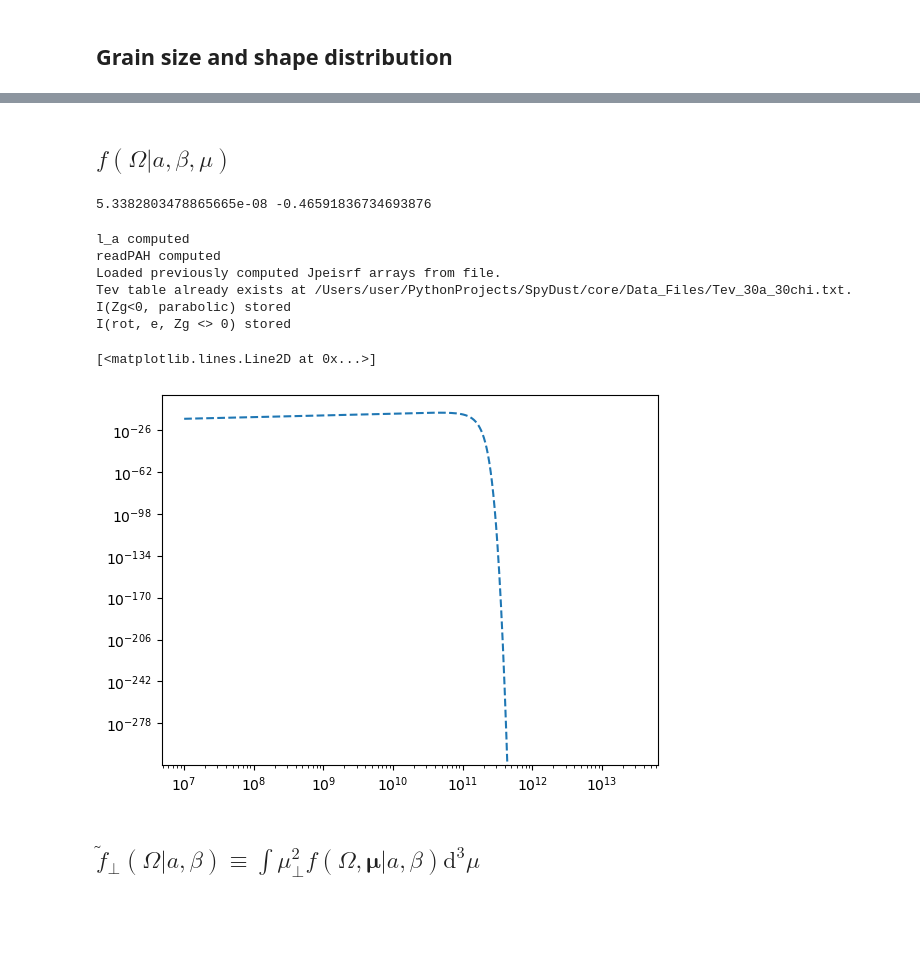
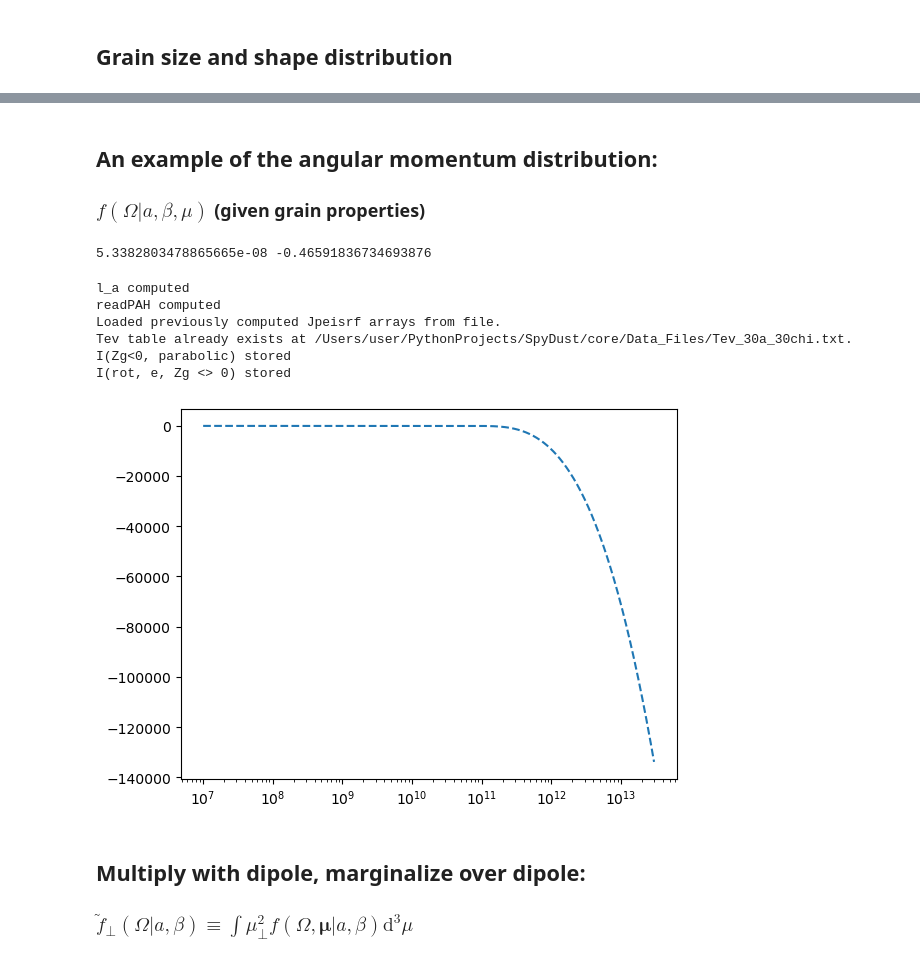
Before and after one commit to zzhang0123/SpyDust, a Jupyter notebook: notebooks/dist_funcs.ipynb, the cells around one changed output, grey strips where cells are left out. Saved outputs shown, nothing was run; the diff lists cells and outputs as text; code cells hidden in the pictures; blank space fills up the shorter version.

Commit message:
finally got the dist_funcs notebook to work

```diff
--- a/notebooks/dist_funcs.ipynb
+++ b/notebooks/dist_funcs.ipynb
@@ -127,5 +129,6 @@ visualize_extended_data(f_a_beta, a_tab, beta_tab)
 # %% [markdown]
-## $f(\Omega|a, \beta, \mu)$
+## An example of the angular momentum distribution:
+### $f(\Omega|a, \beta, \mu)$  (given grain properties)
 # %%
 env = {'nh' : 30, 'T': 100, 'Chi': 1, 'xh': 1e-3, 'xC': 3e-4, 'y' : 0, 'gamma': 0, 'dipole': 9.3, 'line':7}
 
@@ -143,33 +146,34 @@ print(a, beta)
 # %% [output]
 5.3382803478865665e-08 -0.46591836734693876
 # %%
-from main.AngMomDist import f_rot, f_rot_old
+from main.AngMomDist import log_f_rot
 from core.charge_dist import charge_dist
 
 fZ = charge_dist(env, a, beta)
 Z2 = np.sum(fZ[0, :]**2 * fZ[1, :])
 mu_rms = rms_dipole(a, beta, Z2, dip_per_at)
 ip = 2/3
 mu_ip = np.array([mu_rms * np.sqrt(ip)])
 mu_op = np.array([mu_rms * np.sqrt(1 - ip)])
+f_Omega_1 = log_f_rot(env, a, beta, fZ, mu_ip*0.1, mu_op*10, omega_min=1e7, omega_max=3e13, Nomega=1000)
+#omega2, f_Omega_2 = f_rot_old(env, a, beta, fZ, mu_ip, mu_op, mu_op, omega_min=1e7, omega_max=3e12, Nomega=1000)
+#plt.loglog(omega2, f_Omega_2[0], label='Old')
+
+omegas = makelogtab(1e7, 3e13, 1000)
+
+plt.plot(omegas, f_Omega_1[0], linestyle='--')
+plt.xscale('log')
 # %% [output]
 l_a computed
 readPAH computed
 Loaded previously computed Jpeisrf arrays from file.
 Tev table already exists at /Users/user/PythonProjects/SpyDust/core/Data_Files/Tev_30a_30chi.txt.
 I(Zg<0, parabolic) stored
 I(rot, e, Zg <> 0) stored
+[figure, added]
-# %%
-omega1, f_Omega_1 = f_rot(env, a, beta, fZ, mu_ip, mu_op, omega_min=1e7, omega_max=3e13, Nomega=1000)
-#omega2, f_Omega_2 = f_rot_old(env, a, beta, fZ, mu_ip, mu_op, mu_op,omega_min=1e7, omega_max=3e12, Nomega=1000)
-#plt.loglog(omega2, f_Omega_2[0], label='Old')
-
-plt.loglog(omega1, f_Omega_1[0], label='New', linestyle='--')
-# %% [output]
-[<matplotlib.lines.Line2D at 0x...>]
-[figure, removed]
 # %% [markdown]
-## $\tilde{f}_\perp(\Omega | a, \beta) \equiv  \int \mu_\perp^2 f(\Omega, \boldsymbol{\mu} | a, \beta ) \mathrm{d}^3\mu$
+## Multiply with dipole, marginalize over dipole:
+### $\tilde{f}_\perp(\Omega | a, \beta) \equiv  \int \mu_\perp^2 f(\Omega, \boldsymbol{\mu} | a, \beta ) \mathrm{d}^3\mu$
 # %%
 from main.SED import mu2_f_cond, mu2_f, SED
 aind = 5
```
Also changed, not shown: parts of 24 cells of this notebook, 3 other files.
